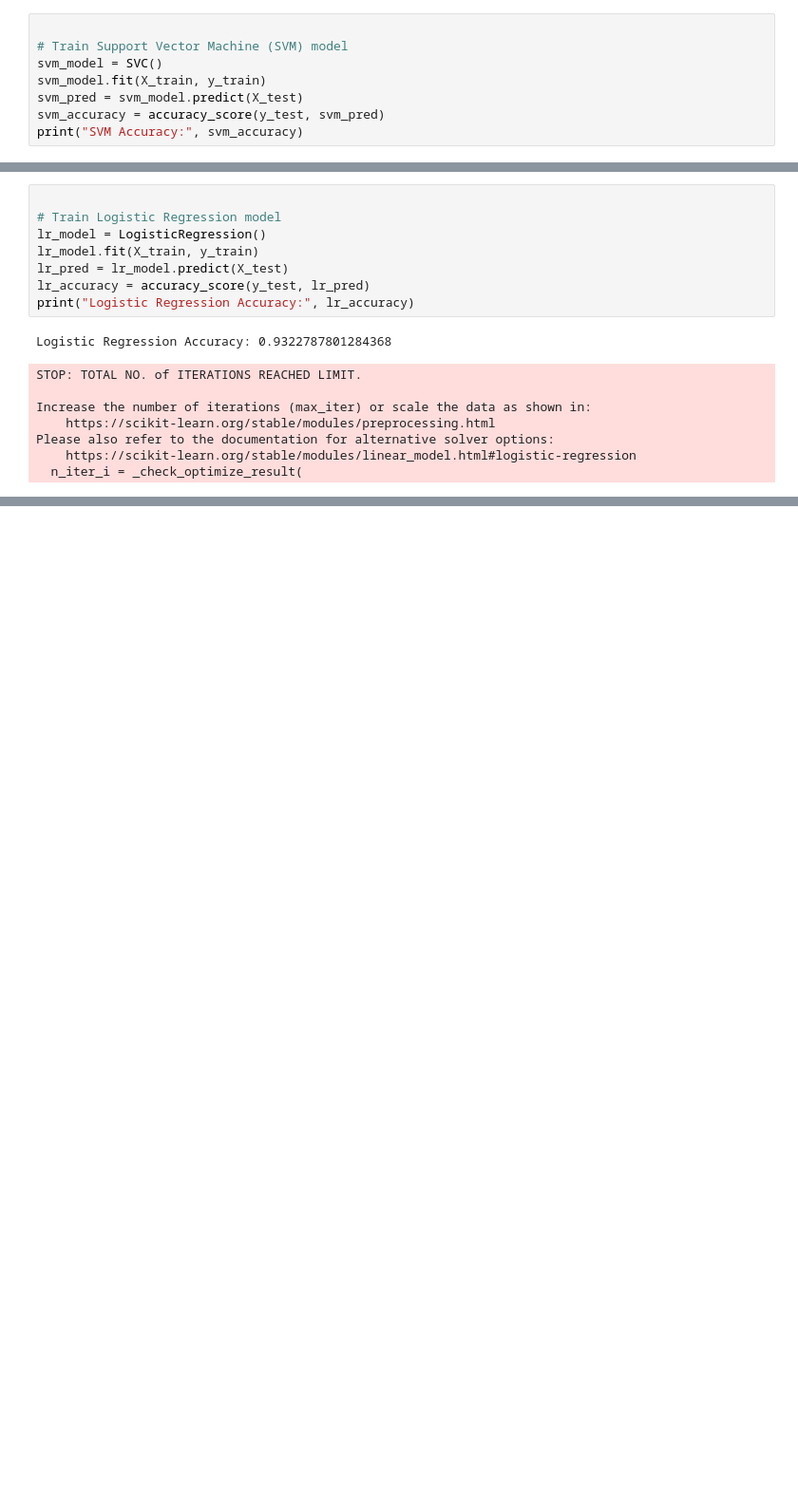
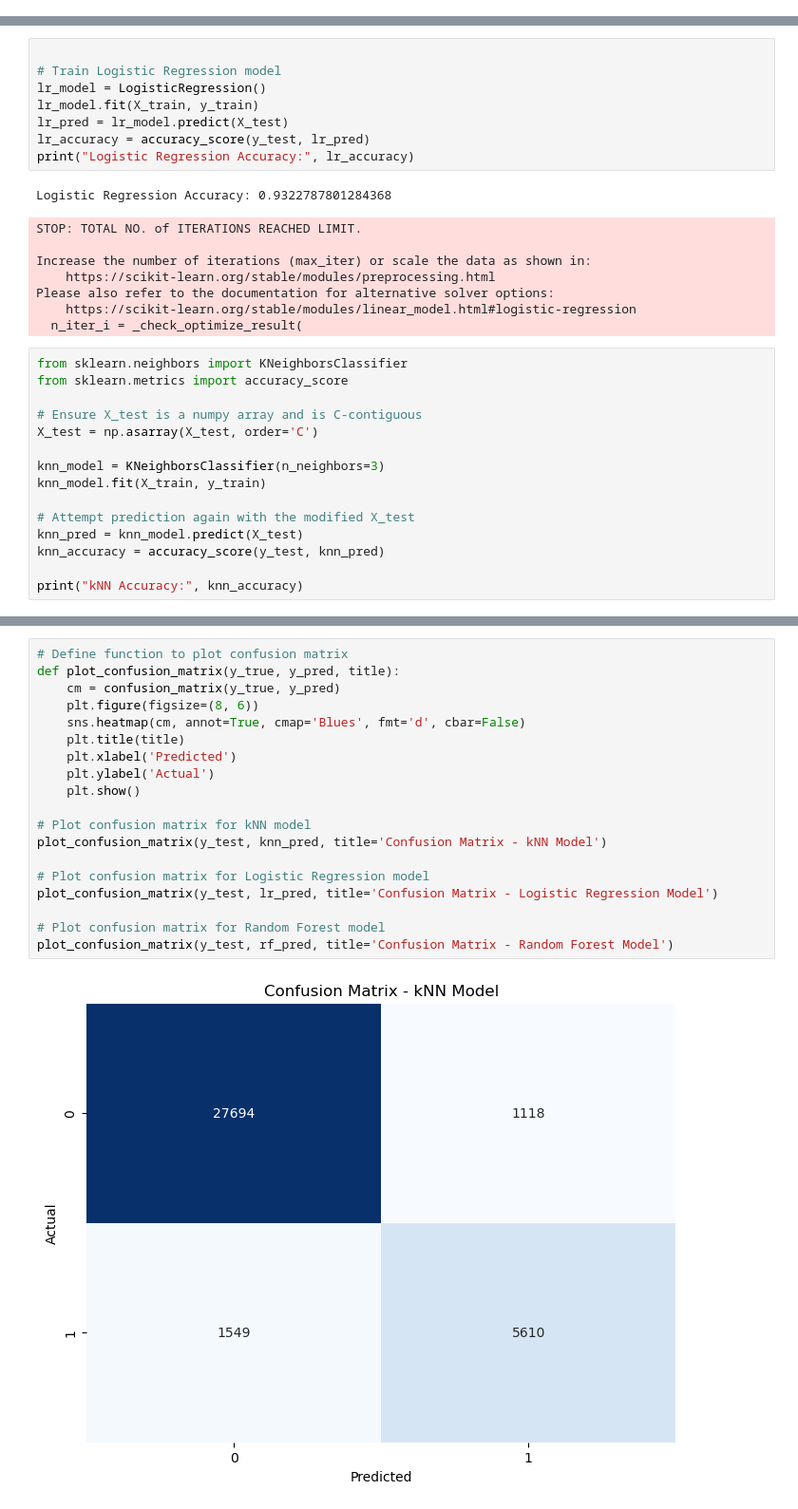
Before and after one commit to patel-aum-yorku/Flight-Status-Prediction, a Jupyter notebook: flight_status_Final.ipynb, the cells around one changed output, grey strips where cells are left out. Shown at 95% size. Cells and saved outputs as stored; diff of their text form; blank space fills up the shorter version.

```diff
--- a/flight_status_Final.ipynb
+++ b/flight_status_Final.ipynb
@@ -610,11 +654,3 @@ X_train, X_test, y_train, y_test = train_test_split(X, y, test_size=0.2, random_
 X_train.shape, y_train.shape,X_test.shape,y_test.shape
 # %% [output]
 ((143881, 31), (143881,), (35971, 31), (35971,))
-# %%
-
-# Train Support Vector Machine (SVM) model
-svm_model = SVC()
-svm_model.fit(X_train, y_train)
-svm_pred = svm_model.predict(X_test)
-svm_accuracy = accuracy_score(y_test, svm_pred)
-print("SVM Accuracy:", svm_accuracy)
@@ -647,3 +681,18 @@ Increase the number of iterations (max_iter) or scale the data as shown in:
 Please also refer to the documentation for alternative solver options:
     https://scikit-learn.org/stable/modules/linear_model.html#logistic-regression
   n_iter_i = _check_optimize_result(
+# %%
+from sklearn.neighbors import KNeighborsClassifier
+from sklearn.metrics import accuracy_score
+
+# Ensure X_test is a numpy array and is C-contiguous
+X_test = np.asarray(X_test, order='C')
+
+knn_model = KNeighborsClassifier(n_neighbors=3)
+knn_model.fit(X_train, y_train)
+
+# Attempt prediction again with the modified X_test
+knn_pred = knn_model.predict(X_test)
+knn_accuracy = accuracy_score(y_test, knn_pred)
+
+print("kNN Accuracy:", knn_accuracy)
@@ -649,0 +701,21 @@ Please also refer to the documentation for alternative solver options:
+# %%
+# Define function to plot confusion matrix
+def plot_confusion_matrix(y_true, y_pred, title):
+    cm = confusion_matrix(y_true, y_pred)
+    plt.figure(figsize=(8, 6))
+    sns.heatmap(cm, annot=True, cmap='Blues', fmt='d', cbar=False)
+    plt.title(title)
+    plt.xlabel('Predicted')
+    plt.ylabel('Actual')
+    plt.show()
+
+# Plot confusion matrix for kNN model
+plot_confusion_matrix(y_test, knn_pred, title='Confusion Matrix - kNN Model')
+
+# Plot confusion matrix for Logistic Regression model
+plot_confusion_matrix(y_test, lr_pred, title='Confusion Matrix - Logistic Regression Model')
+
+# Plot confusion matrix for Random Forest model
+plot_confusion_matrix(y_test, rf_pred, title='Confusion Matrix - Random Forest Model')
+# %% [output]
+[figure, added]
```
Also changed, not shown: parts of 22 cells of this notebook.
